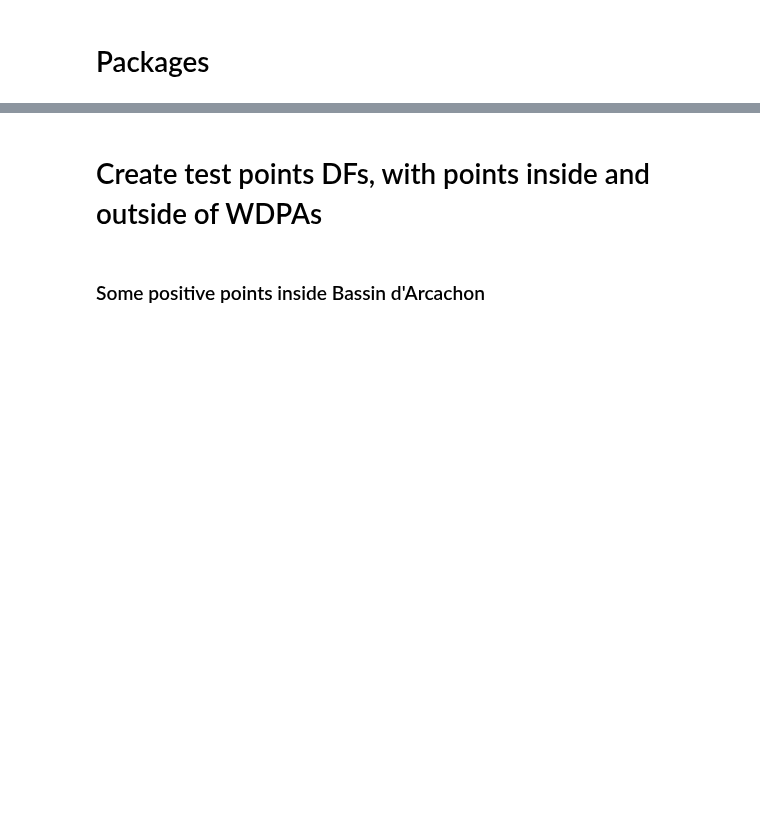
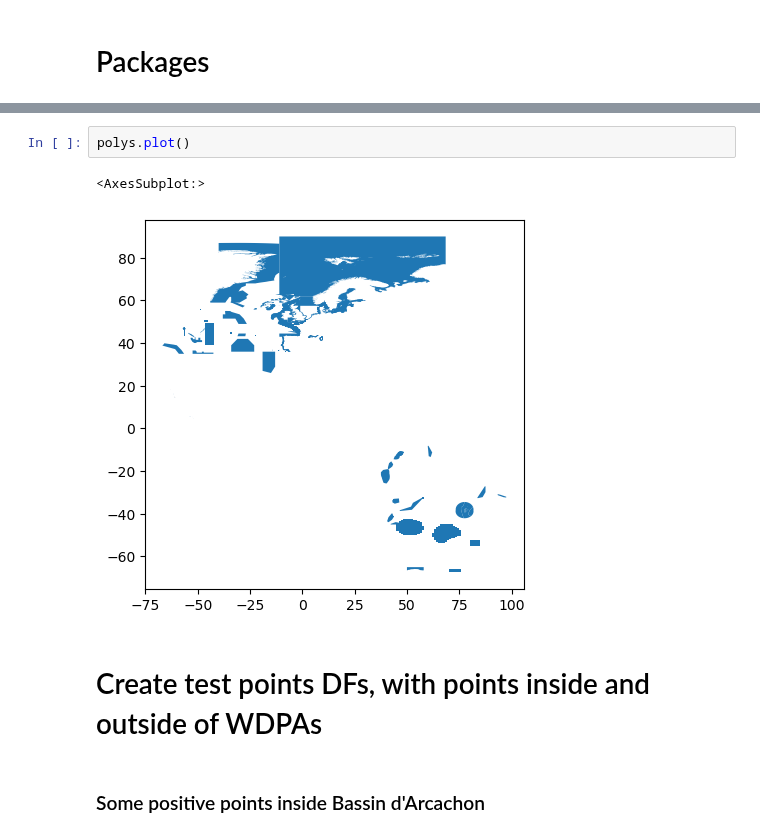
Before and after one commit to dataforgoodfr/12_bloom, a Jupyter notebook: data_science/notebooks/locate_boats_gpkg_(French_PAs).ipynb, the cells around one changed output, grey strips where cells are left out. Saved outputs shown, nothing was run; the diff lists cells and outputs as text; blank space fills up the shorter version.

```diff
--- a/data_science/notebooks/locate_boats_gpkg_(French_PAs).ipynb
+++ b/data_science/notebooks/locate_boats_gpkg_(French_PAs).ipynb
@@ -57,3 +49,8 @@ polys_fra_geoms = polys_fra['geometry'].values
+# %%
+polys.plot()
+# %% [output]
+<AxesSubplot:>
+[figure, added]
 # %% [markdown]
 # Create test points DFs, with points inside and outside of WDPAs
 # %% [markdown]
```
Also changed, not shown: parts of 14 cells of this notebook, 1 other file.
